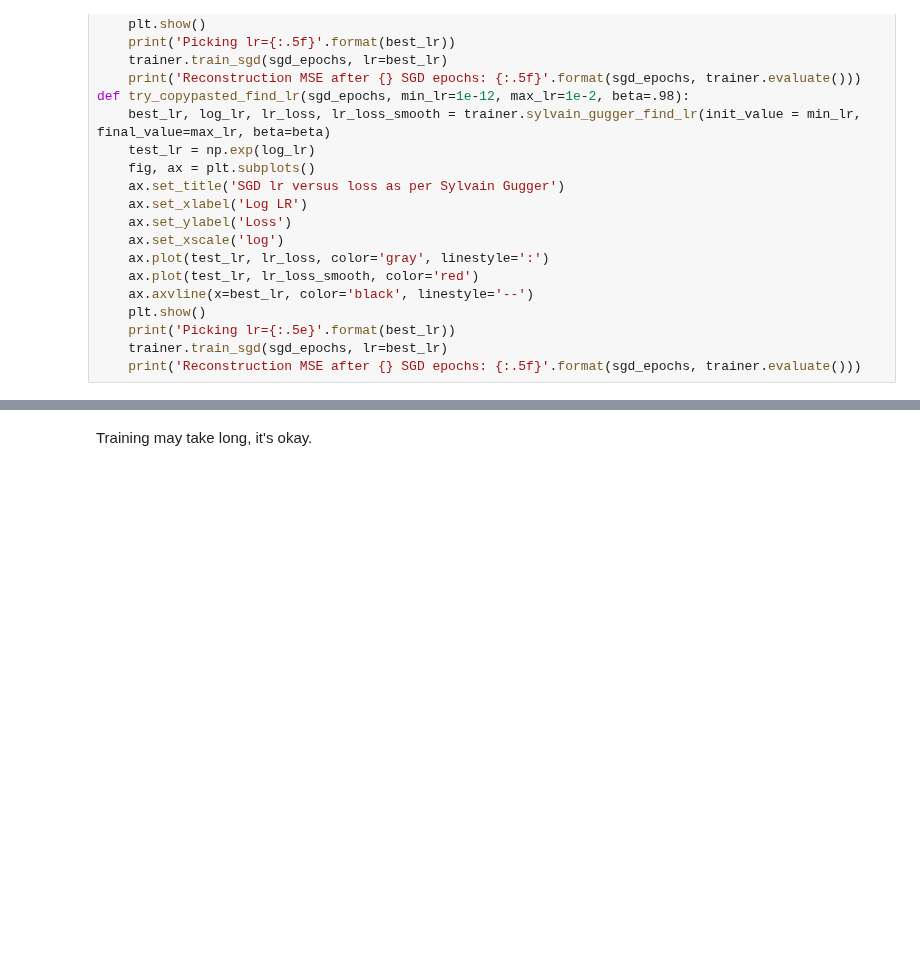
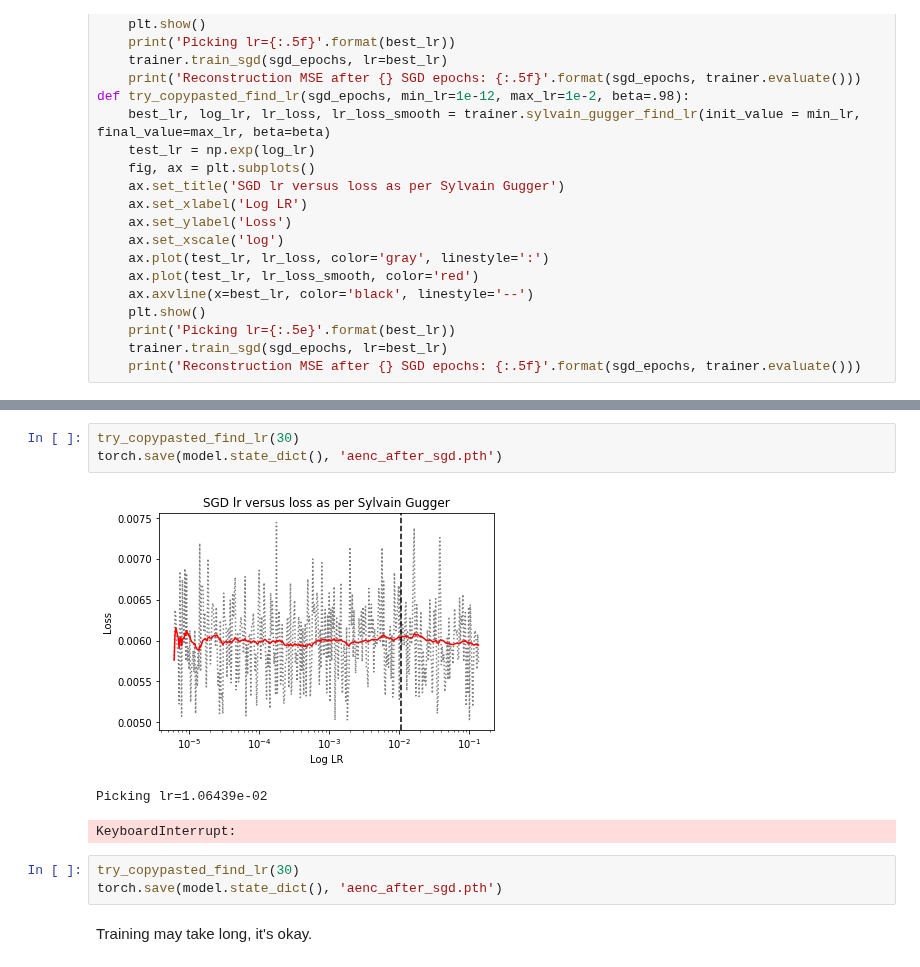
Before and after one commit to SomeoneSerge/skt_deeplearning, a Jupyter notebook: HW3/homework03_part2_autoencoders_basic.ipynb, the cells around one changed output, grey strips where cells are left out. Saved outputs shown, nothing was run; the diff lists cells and outputs as text; blank space fills up the shorter version.

```diff
--- a/HW3/homework03_part2_autoencoders_basic.ipynb
+++ b/HW3/homework03_part2_autoencoders_basic.ipynb
@@ -569,3 +554,13 @@ Reconstruction MSE after 20 SGD epochs: 0.00530
+# %%
+try_copypasted_find_lr(30)
+torch.save(model.state_dict(), 'aenc_after_sgd.pth')
+# %% [output]
+[figure, added]
+Picking lr=1.06439e-02
+KeyboardInterrupt:
+# %%
+try_copypasted_find_lr(30)
+torch.save(model.state_dict(), 'aenc_after_sgd.pth')
 # %% [markdown]
 Training may take long, it's okay.
 # %% [markdown]
```
Also changed, not shown: parts of 18 cells of this notebook, 4 other files.
